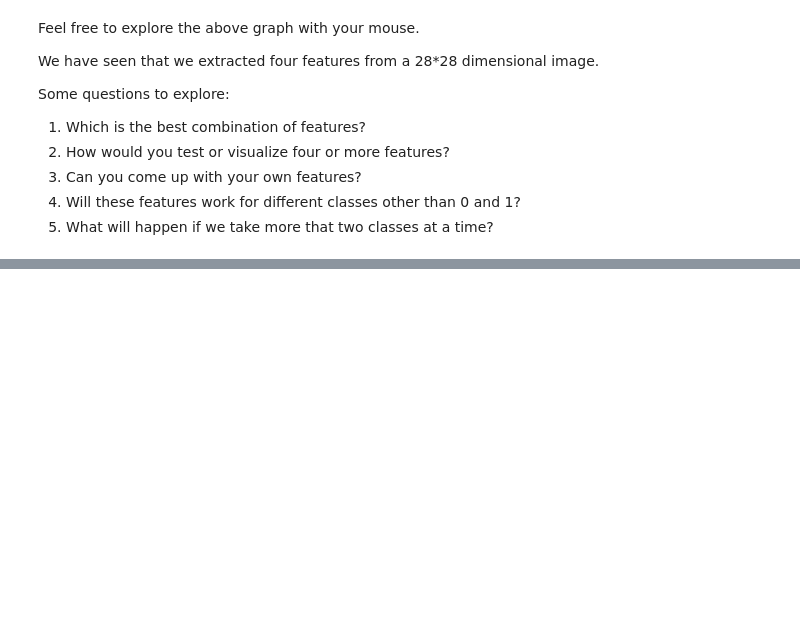
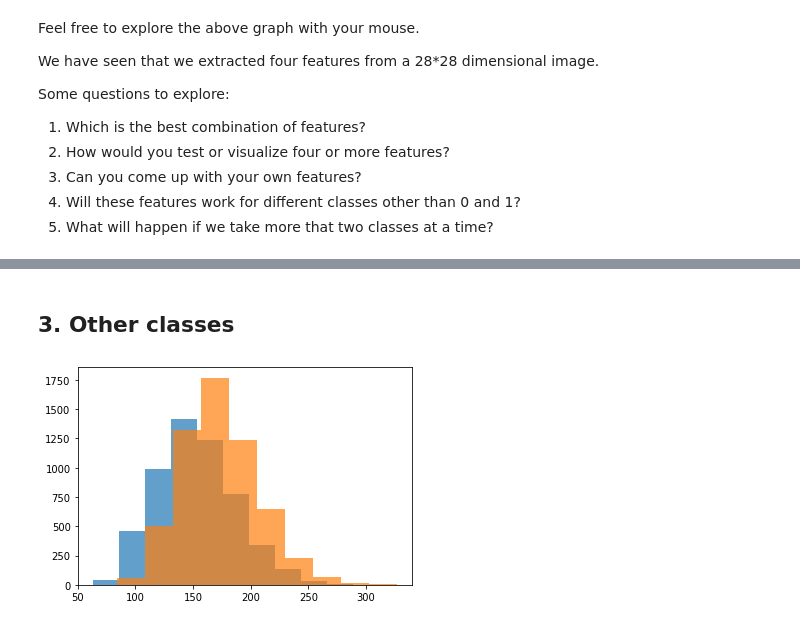
Before and after one commit to iamindhu/fmml2021, a Jupyter notebook: Lab/Lab1_Features.ipynb, the cells around one changed output, grey strips where cells are left out. Cells and saved outputs as stored; diff of their text form; code cells hidden in the pictures; blank space fills up the shorter version.

```diff
--- a/Lab/Lab1_Features.ipynb
+++ b/Lab/Lab1_Features.ipynb
@@ -579,0 +668,2 @@ df
+# %% [markdown]
+## 3. Other classes
@@ -579,0 +673,8 @@ df
+# %%
+sum9 = np.sum(no5>0, (1,2)) # threshold before adding up
+sum8 = np.sum(no8>0, (1,2))
+# %%
+plt.hist(sum5, alpha=0.7);
+plt.hist(sum8, alpha=0.7);
+# %% [output]
+[figure, added]
```
Also changed, not shown: parts of 27 cells of this notebook.
